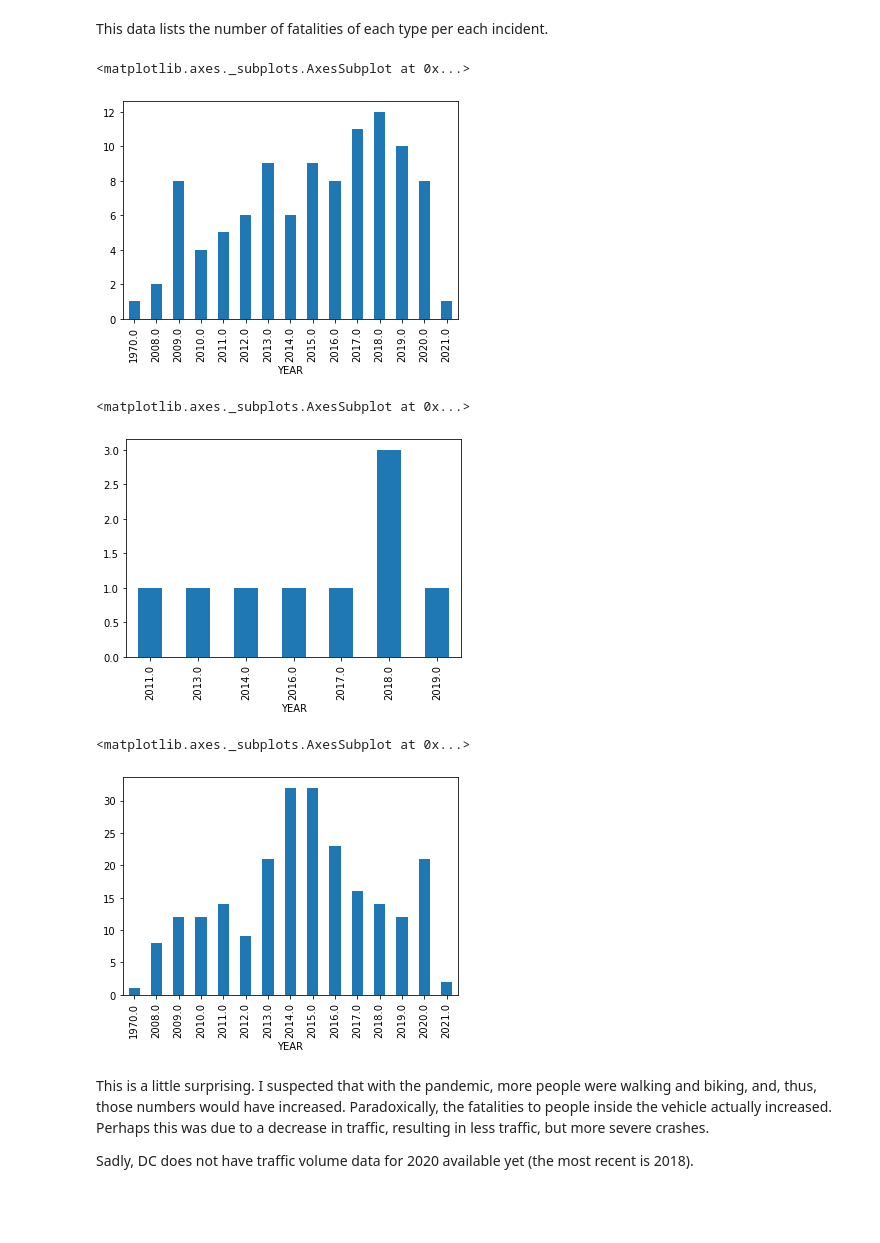
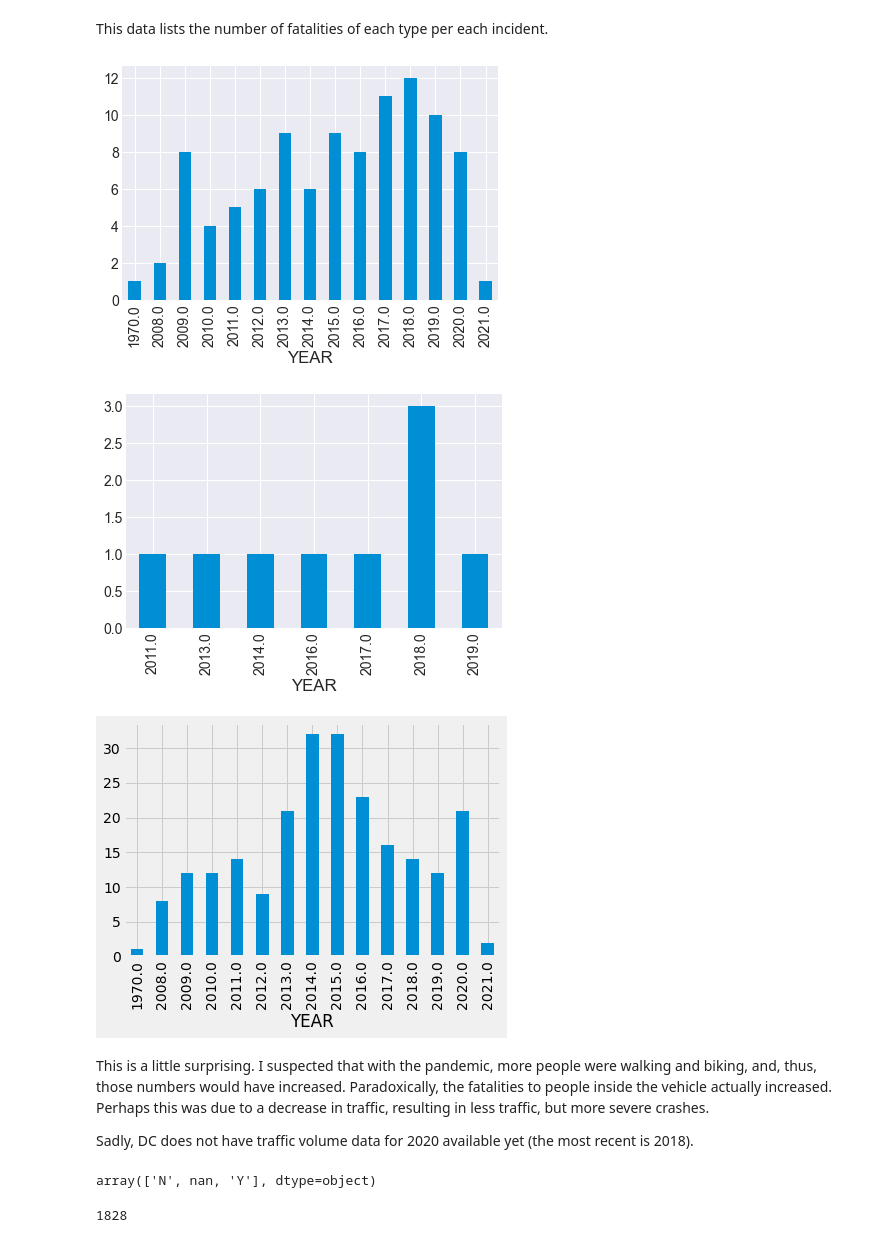
Before and after one commit to MEGlantz/Data205, a Jupyter notebook: DCEDA.ipynb, the cells around one changed output. Cells and saved outputs as stored; diff of their text form; code cells hidden in the pictures; blank space fills up the shorter version.

```diff
--- a/DCEDA.ipynb
+++ b/DCEDA.ipynb
@@ -87,3 +103,5 @@ Name: YEAR, dtype: float64
+# %%
+dcCrashes.drop(index2025, inplace = True)
 # %%
 dcCrashes.info()
 # %% [output]
@@ -159,6 +177,7 @@ dtype: int64
 plt.title("Fatal Crashes in Washington, DC by Year")
 plt.xlabel("Year")
 plt.ylabel("Number of Fatal Accidents")
+plt.style.use('seaborn-darkgrid')
 
 fatalCrashes.groupby(['YEAR']).size().plot(kind = 'bar')
 # %% [output]
@@ -186,24 +205,33 @@ This data lists the number of fatalities of each type per each incident.
 fatalPeds = fatalCrashes["FATAL_PEDESTRIAN"] != 0
 fatalPedsCrash = fatalCrashes[fatalPeds]
 fatalPedsCrash.groupby(['YEAR']).size().plot(kind = 'bar')
+plt.style.use('seaborn-darkgrid')
 # %% [output]
-<matplotlib.axes._subplots.AxesSubplot at 0x...>
-[figure, old version]
+[figure, new version]
 # %%
 fatalBikes = fatalCrashes["FATAL_BICYCLIST"] != 0
 fatalBikesCrash = fatalCrashes[fatalBikes]
 fatalBikesCrash.groupby(['YEAR']).size().plot(kind = 'bar')
+plt.style.use('seaborn-darkgrid')
 # %% [output]
-<matplotlib.axes._subplots.AxesSubplot at 0x...>
-[figure, old version]
+[figure, new version]
 # %%
 fatalCars = fatalCrashes["FATAL_DRIVER"] != 0
 fatalCarsCrash = fatalCrashes[fatalCars]
 fatalCarsCrash.groupby(['YEAR']).size().plot(kind = 'bar')
+plt.style.use('fivethirtyeight')
 # %% [output]
-<matplotlib.axes._subplots.AxesSubplot at 0x...>
-[figure, old version]
+[figure, new version]
 # %% [markdown]
 This is a little surprising.  I suspected that with the pandemic, more people were walking and biking, and, thus, those numbers would have increased.  Paradoxically, the fatalities to people inside the vehicle actually increased.  Perhaps this was due to a decrease in traffic, resulting in less traffic, but more severe crashes.
 
 Sadly, DC does not have traffic volume data for 2020 available yet (the most recent is 2018).
+# %%
+# Do the same thing for major injuries
+dcCrashes['MAJORINJURY'].unique()
+# %% [output]
+array(['N', nan, 'Y'], dtype=object)
+# %%
+dcCrashes['MAJORINJURY'].isna().sum()
+# %% [output]
+1828
```
Also changed, not shown: parts of 21 cells of this notebook, 2 other files.
